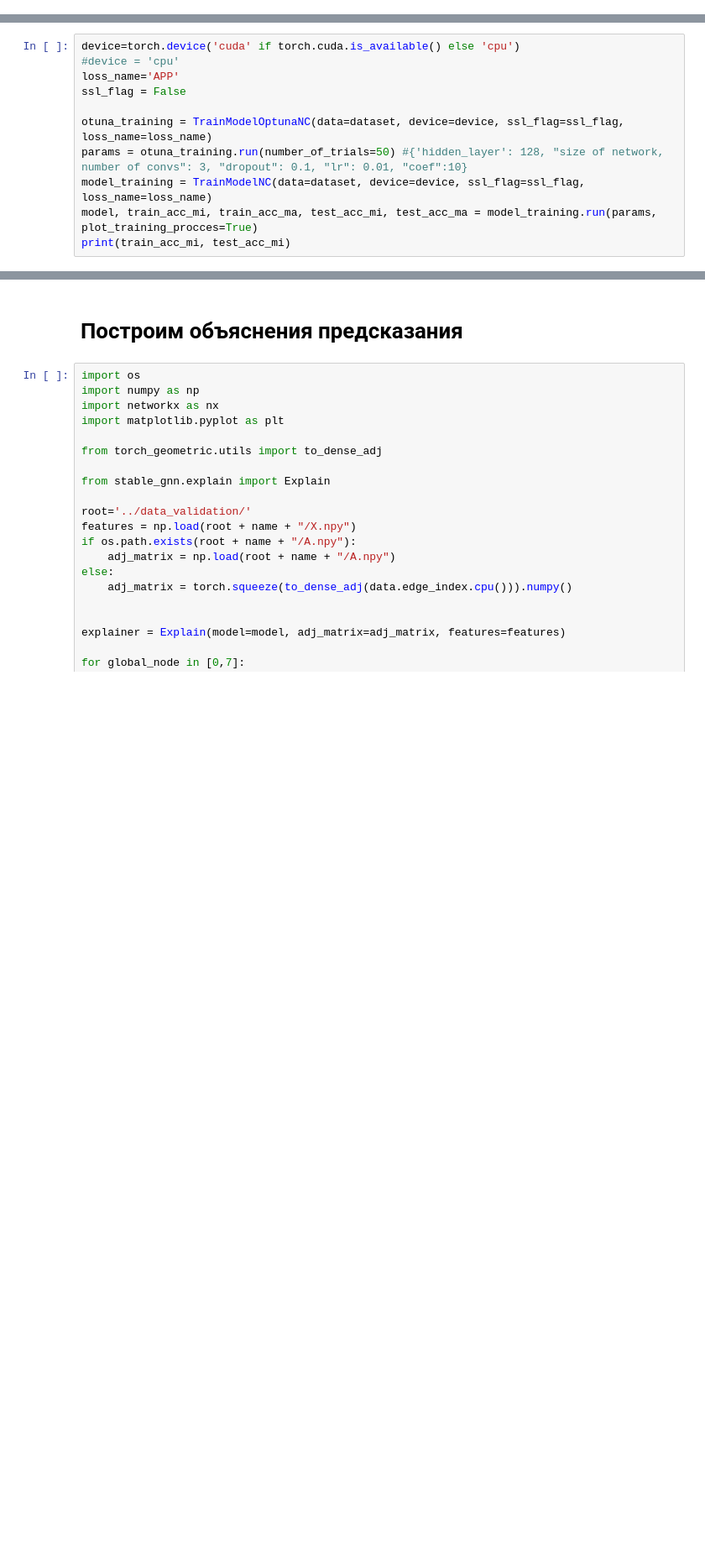
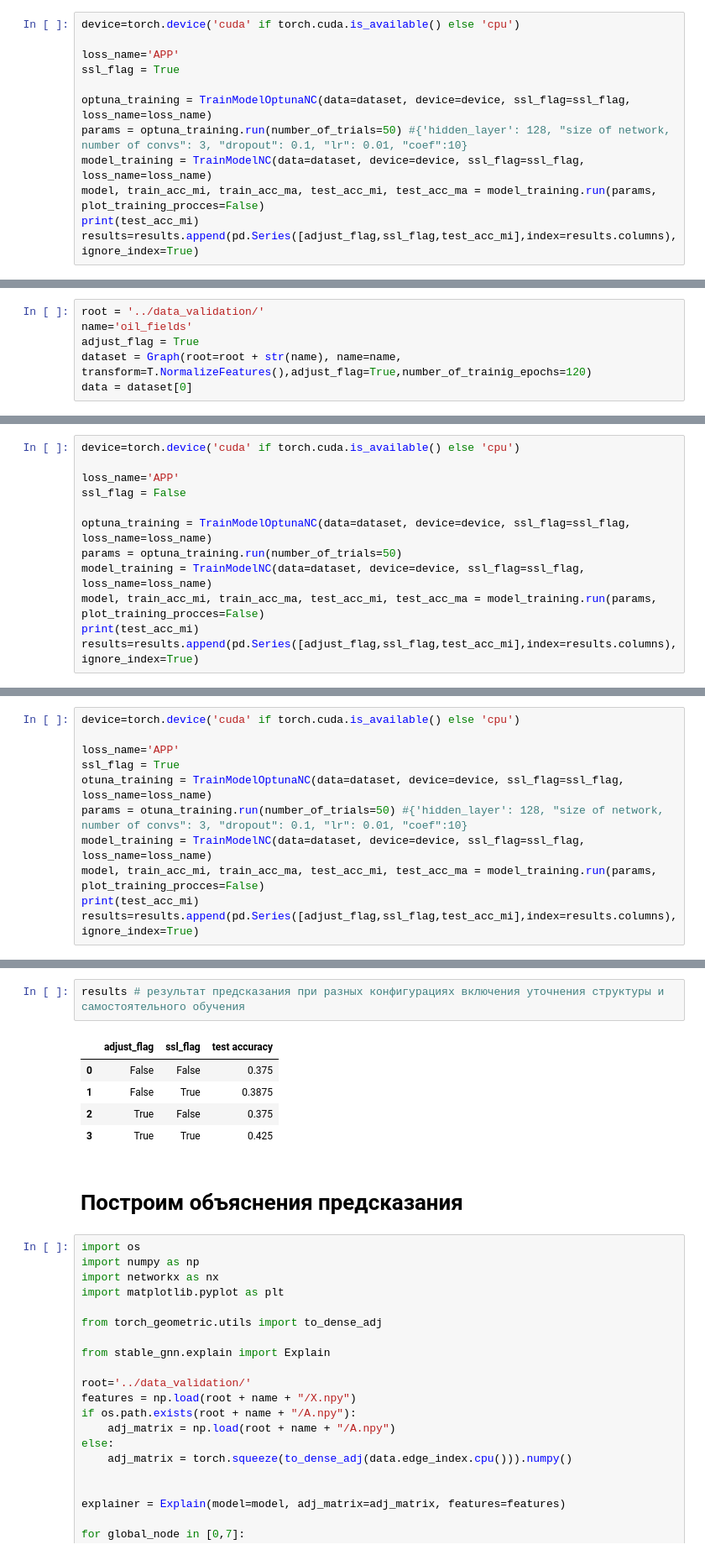
Before and after one commit to aimclub/StableGNN, a Jupyter notebook: tutorials/tutorial_node_classification.ipynb, the cells around one changed output, grey strips where cells are left out. Shown: that part at 84% size. Saved outputs shown, nothing was run; the diff lists cells and outputs as text; blank space fills up the shorter version.

```diff
--- a/tutorials/tutorial_node_classification.ipynb
+++ b/tutorials/tutorial_node_classification.ipynb
@@ -31,0 +65,12 @@ homophily(data.edge_index,data.y)
+# %%
+device=torch.device('cuda' if torch.cuda.is_available() else 'cpu')
+
+loss_name='APP'
+ssl_flag = True
+
+optuna_training = TrainModelOptunaNC(data=dataset, device=device, ssl_flag=ssl_flag, loss_name=loss_name)
+params = optuna_training.run(number_of_trials=50) #{'hidden_layer': 128, "size of network, number of convs": 3, "dropout": 0.1, "lr": 0.01, "coef":10}
+model_training = TrainModelNC(data=dataset, device=device, ssl_flag=ssl_flag, loss_name=loss_name)
+model, train_acc_mi, train_acc_ma, test_acc_mi, test_acc_ma = model_training.run(params, plot_training_procces=False)
+print(test_acc_mi)
+results=results.append(pd.Series([adjust_flag,ssl_flag,test_acc_mi],index=results.columns), ignore_index=True)
@@ -31,0 +99,6 @@ homophily(data.edge_index,data.y)
+# %%
+root = '../data_validation/'
+name='oil_fields'
+adjust_flag = True
+dataset = Graph(root=root + str(name), name=name, transform=T.NormalizeFeatures(),adjust_flag=True,number_of_trainig_epochs=120)
+data = dataset[0]
@@ -31,0 +108,12 @@ homophily(data.edge_index,data.y)
+# %%
+device=torch.device('cuda' if torch.cuda.is_available() else 'cpu')
+
+loss_name='APP'
+ssl_flag = False
+
+optuna_training = TrainModelOptunaNC(data=dataset, device=device, ssl_flag=ssl_flag, loss_name=loss_name)
+params = optuna_training.run(number_of_trials=50)
+model_training = TrainModelNC(data=dataset, device=device, ssl_flag=ssl_flag, loss_name=loss_name)
+model, train_acc_mi, train_acc_ma, test_acc_mi, test_acc_ma = model_training.run(params, plot_training_procces=False)
+print(test_acc_mi)
+results=results.append(pd.Series([adjust_flag,ssl_flag,test_acc_mi],index=results.columns), ignore_index=True)
@@ -32,12 +139,12 @@ homophily(data.edge_index,data.y)
 # %%
 device=torch.device('cuda' if torch.cuda.is_available() else 'cpu')
-#device = 'cpu'
+
 loss_name='APP'
-ssl_flag = False
-
+ssl_flag = True
 otuna_training = TrainModelOptunaNC(data=dataset, device=device, ssl_flag=ssl_flag, loss_name=loss_name)
 params = otuna_training.run(number_of_trials=50) #{'hidden_layer': 128, "size of network, number of convs": 3, "dropout": 0.1, "lr": 0.01, "coef":10}
 model_training = TrainModelNC(data=dataset, device=device, ssl_flag=ssl_flag, loss_name=loss_name)
-model, train_acc_mi, train_acc_ma, test_acc_mi, test_acc_ma = model_training.run(params, plot_training_procces=True)
-print(train_acc_mi, test_acc_mi)
+model, train_acc_mi, train_acc_ma, test_acc_mi, test_acc_ma = model_training.run(params, plot_training_procces=False)
+print(test_acc_mi)
+results=results.append(pd.Series([adjust_flag,ssl_flag,test_acc_mi],index=results.columns), ignore_index=True)
 # %% [output]
@@ -179,3 +169,11 @@ print(train_acc_mi, test_acc_mi)
+# %%
+results # результат предсказания при разных конфигурациях включения уточнения структуры и самостоятельного обучения
+# %% [output]
+|  | adjust_flag | ssl_flag | test accuracy |
+| 0 | False | False | 0.375 |
+| 1 | False | True | 0.3875 |
+| 2 | True | False | 0.375 |
+| 3 | True | True | 0.425 |
 # %% [markdown]
 # Построим объяснения предсказания
 # %%
```
Also changed, not shown: parts of 19 cells of this notebook, 4 other files.
